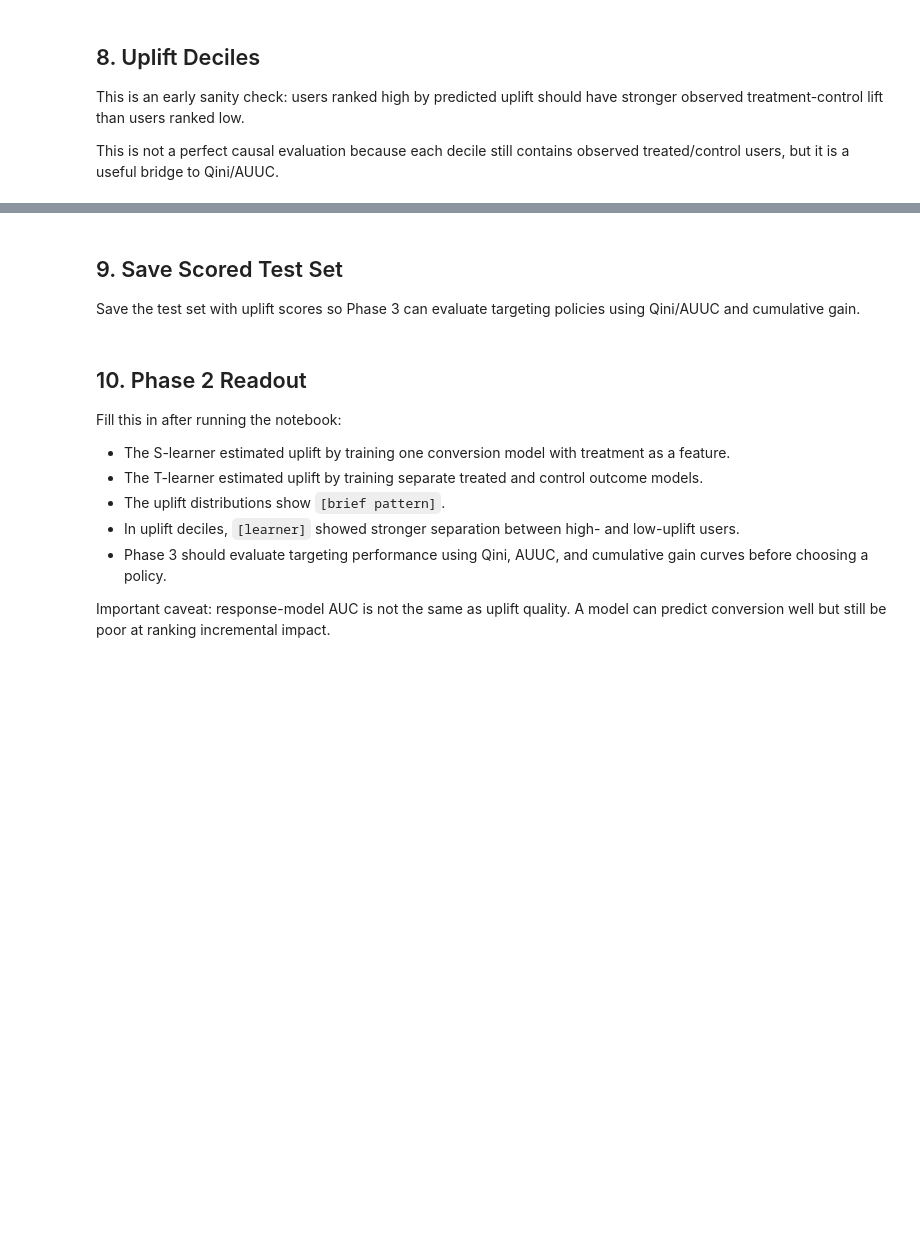
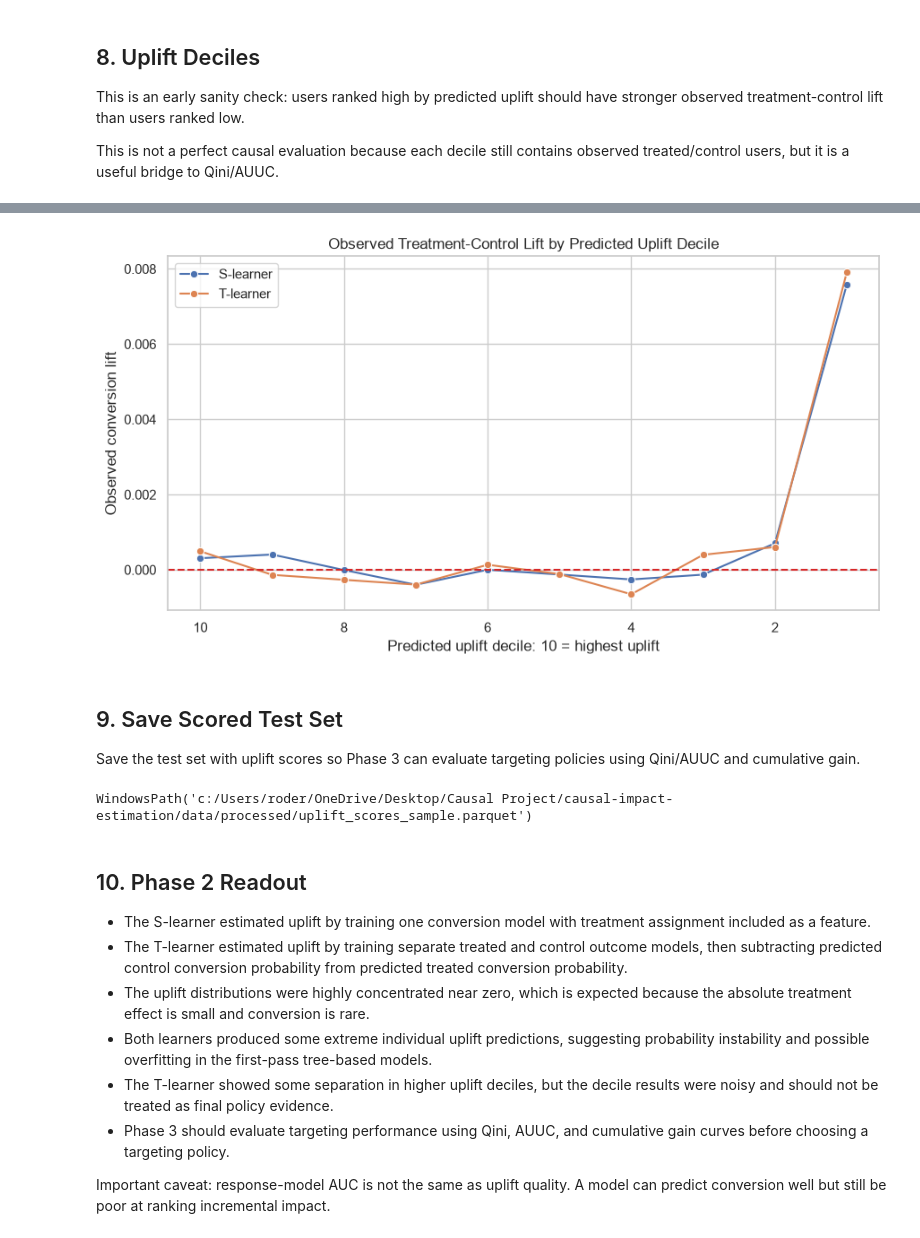
Before and after one commit to rooderich/causal-impact-estimation, a Jupyter notebook: notebooks/02_uplift_modeling.ipynb, the cells around one changed output, grey strips where cells are left out. Cells and saved outputs as stored; diff of their text form; code cells hidden in the pictures; blank space fills up the shorter version.

Commit message:
phase 3 policy evaluation

```diff
--- a/notebooks/02_uplift_modeling.ipynb
+++ b/notebooks/02_uplift_modeling.ipynb
@@ -58,6 +63,5 @@ con.sql("select count(*) as users from experiment").df()
 # %%
-# Start small enough to iterate quickly. Increase to 250_000+ once the notebook runs end to end.
-N_PER_GROUP = 100_000
+N_PER_GROUP = 250_000
 
 model_df = con.sql(f"""
     with control_sample as (
@@ -241,12 +317,12 @@ This is not a perfect causal evaluation because each decile still contains obser
 # %%
 def decile_lift_table(df, score_col):
     scored = df.copy()
-    # Decile 1 = lowest predicted uplift, decile 10 = highest predicted uplift.
     scored["uplift_decile"] = pd.qcut(
         scored[score_col].rank(method="first"),
         q=10,
         labels=False,
     ) + 1
+    scored["uplift_decile"] = 11 - scored["uplift_decile"]
 
     table = (
         scored.groupby(["uplift_decile", treatment_col])[target_col]
@@ -269,13 +369,16 @@ t_deciles
 # %%
 plt.figure(figsize=(9, 5))
 sns.lineplot(data=s_deciles, x="uplift_decile", y="observed_lift", marker="o", label="S-learner")
 sns.lineplot(data=t_deciles, x="uplift_decile", y="observed_lift", marker="o", label="T-learner")
 plt.axhline(0, color="#D62728", linestyle="--")
+plt.gca().invert_xaxis()
 plt.title("Observed Treatment-Control Lift by Predicted Uplift Decile")
 plt.xlabel("Predicted uplift decile: 10 = highest uplift")
 plt.ylabel("Observed conversion lift")
 plt.legend()
 plt.tight_layout()
+# %% [output]
+[figure, added]
 # %% [markdown]
 ## 9. Save Scored Test Set
 
@@ -297,15 +400,16 @@ score_cols = [
 
 test_df[score_cols].to_parquet(OUTPUT_PATH, index=False)
 OUTPUT_PATH
+# %% [output]
+WindowsPath('c:/Users/roder/OneDrive/Desktop/Causal Project/causal-impact-estimation/data/processed/uplift_scores_sample.parquet')
 # %% [markdown]
 ## 10. Phase 2 Readout
 
-Fill this in after running the notebook:
-
-- The S-learner estimated uplift by training one conversion model with treatment as a feature.
-- The T-learner estimated uplift by training separate treated and control outcome models.
-- The uplift distributions show `[brief pattern]`.
-- In uplift deciles, `[learner]` showed stronger separation between high- and low-uplift users.
-- Phase 3 should evaluate targeting performance using Qini, AUUC, and cumulative gain curves before choosing a policy.
+- The S-learner estimated uplift by training one conversion model with treatment assignment included as a feature.
+- The T-learner estimated uplift by training separate treated and control outcome models, then subtracting predicted control conversion probability from predicted treated conversion probability.
+- The uplift distributions were highly concentrated near zero, which is expected because the absolute treatment effect is small and conversion is rare.
+- Both learners produced some extreme individual uplift predictions, suggesting probability instability and possible overfitting in the first-pass tree-based models.
+- The T-learner showed some separation in higher uplift deciles, but the decile results were noisy and should not be treated as final policy evidence.
+- Phase 3 should evaluate targeting performance using Qini, AUUC, and cumulative gain curves before choosing a targeting policy.
 
 Important caveat: response-model AUC is not the same as uplift quality. A model can predict conversion well but still be poor at ranking incremental impact.
```
Also changed, not shown: parts of 16 cells of this notebook, 8 other files.
